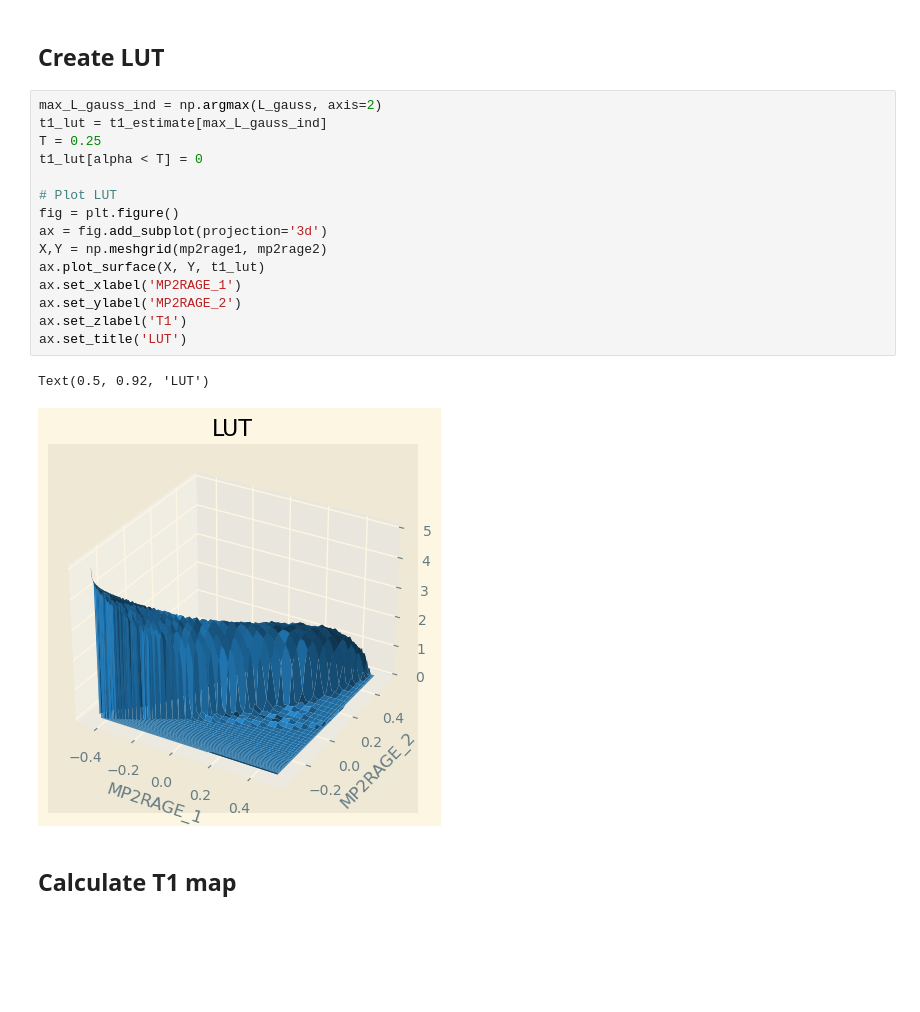
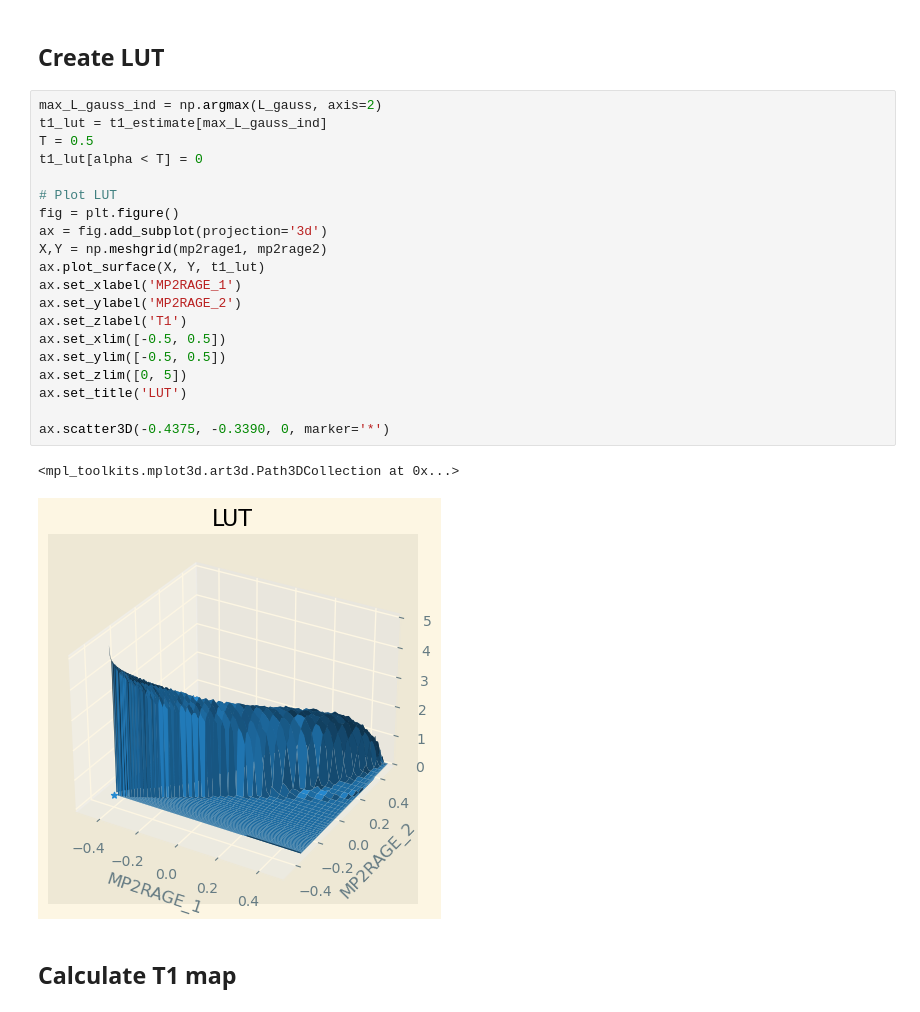
Before and after one commit to MASILab/map_t1_mapping, a Jupyter notebook: notebooks/likelihood_mp2rage_3d.ipynb, the cells around one changed output. Cells and saved outputs as stored; diff of their text form; blank space fills up the shorter version.

```diff
--- a/notebooks/likelihood_mp2rage_3d.ipynb
+++ b/notebooks/likelihood_mp2rage_3d.ipynb
@@ -164,21 +164,26 @@ Text(0.5, 0.92, '$\\alpha$ Values')
 # %%
 max_L_gauss_ind = np.argmax(L_gauss, axis=2)
 t1_lut = t1_estimate[max_L_gauss_ind]
-T = 0.25
+T = 0.5
 t1_lut[alpha < T] = 0
 
 # Plot LUT
 fig = plt.figure()
 ax = fig.add_subplot(projection='3d')
 X,Y = np.meshgrid(mp2rage1, mp2rage2)
 ax.plot_surface(X, Y, t1_lut)
 ax.set_xlabel('MP2RAGE_1')
 ax.set_ylabel('MP2RAGE_2')
 ax.set_zlabel('T1')
+ax.set_xlim([-0.5, 0.5])
+ax.set_ylim([-0.5, 0.5])
+ax.set_zlim([0, 5])
 ax.set_title('LUT')
+
+ax.scatter3D(-0.4375, -0.3390, 0, marker='*')
 # %% [output]
-Text(0.5, 0.92, 'LUT')
+<mpl_toolkits.mplot3d.art3d.Path3DCollection at 0x...>
-[figure, old version]
+[figure, new version]
 # %% [markdown]
 ## Calculate T1 map
 # %%
```
Also changed, not shown: parts of 4 cells of this notebook, 8 other files.
